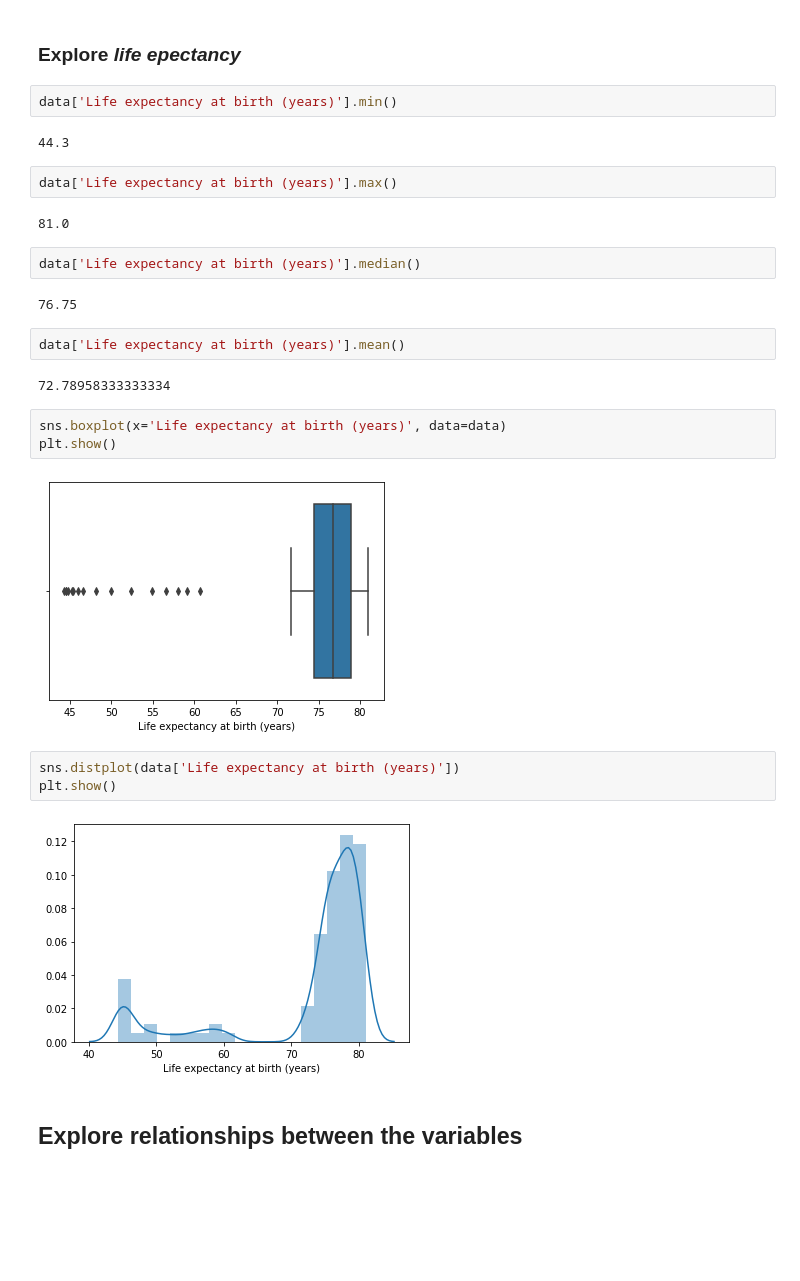
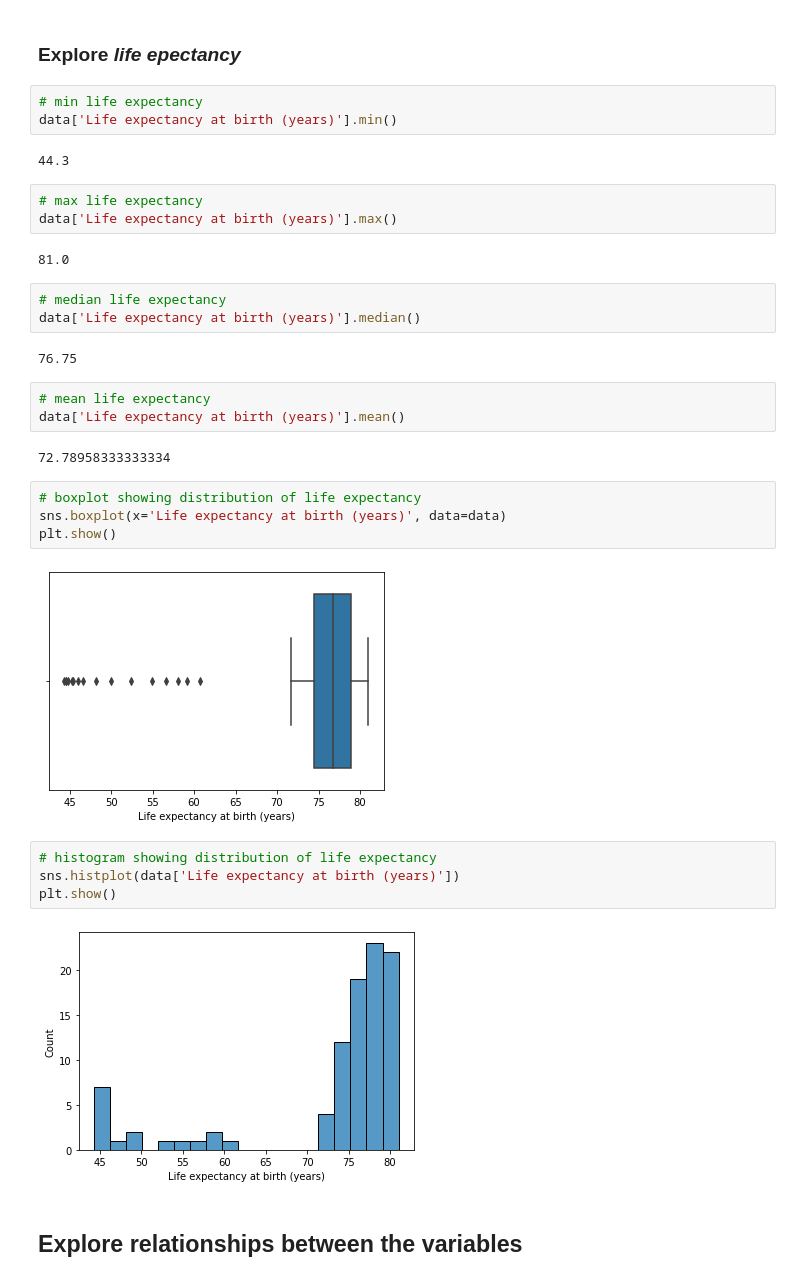
Before and after one commit to kristinkspanos/life_expectancy_gdp, a Jupyter notebook: life_expectancy_gdp.ipynb, the cells around one changed output. Cells and saved outputs as stored; diff of their text form; blank space fills up the shorter version.

```diff
--- a/life_expectancy_gdp.ipynb
+++ b/life_expectancy_gdp.ipynb
@@ -116,31 +134,37 @@ plt.show()
 # %% [markdown]
 ### Explore *life epectancy*
 # %%
+# min life expectancy
 data['Life expectancy at birth (years)'].min()
 # %% [output]
 44.3
 # %%
+# max life expectancy
 data['Life expectancy at birth (years)'].max()
 # %% [output]
 81.0
 # %%
+# median life expectancy
 data['Life expectancy at birth (years)'].median()
 # %% [output]
 76.75
 # %%
+# mean life expectancy
 data['Life expectancy at birth (years)'].mean()
 # %% [output]
 72.78958333333334
 # %%
+# boxplot showing distribution of life expectancy
 sns.boxplot(x='Life expectancy at birth (years)', data=data)
 plt.show()
 # %% [output]
 [figure]
 # %%
-sns.distplot(data['Life expectancy at birth (years)'])
+# histogram showing distribution of life expectancy
+sns.histplot(data['Life expectancy at birth (years)'])
 plt.show()
 # %% [output]
-[figure, old version]
+[figure, new version]
 # %% [markdown]
 ## Explore relationships between the variables
 # %%
```
Also changed, not shown: parts of 27 cells of this notebook.
